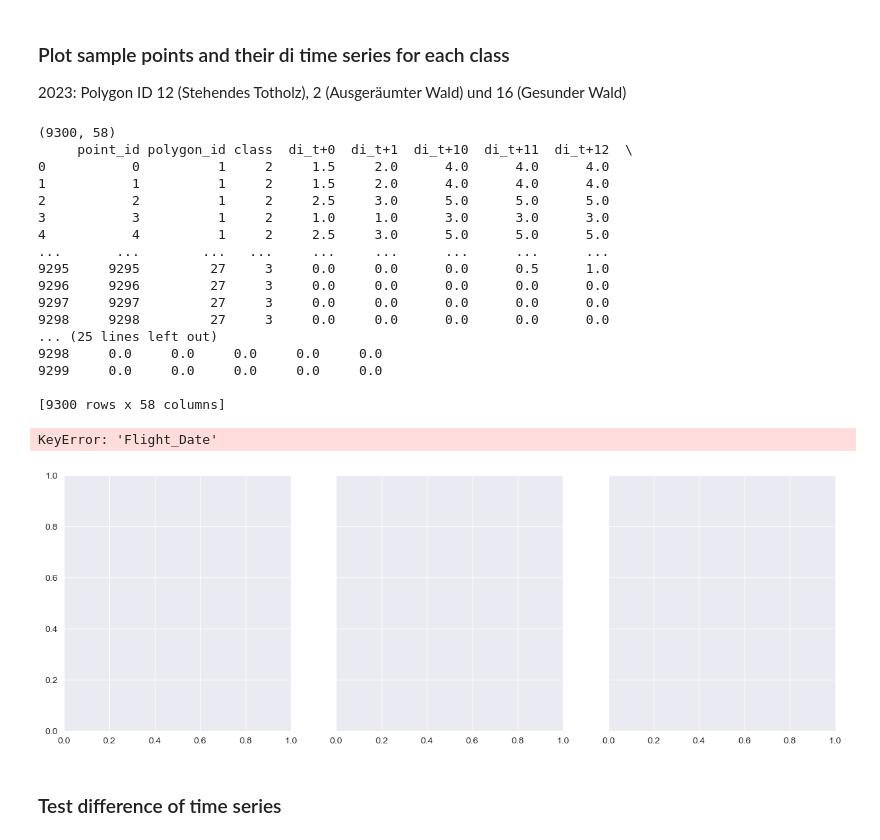
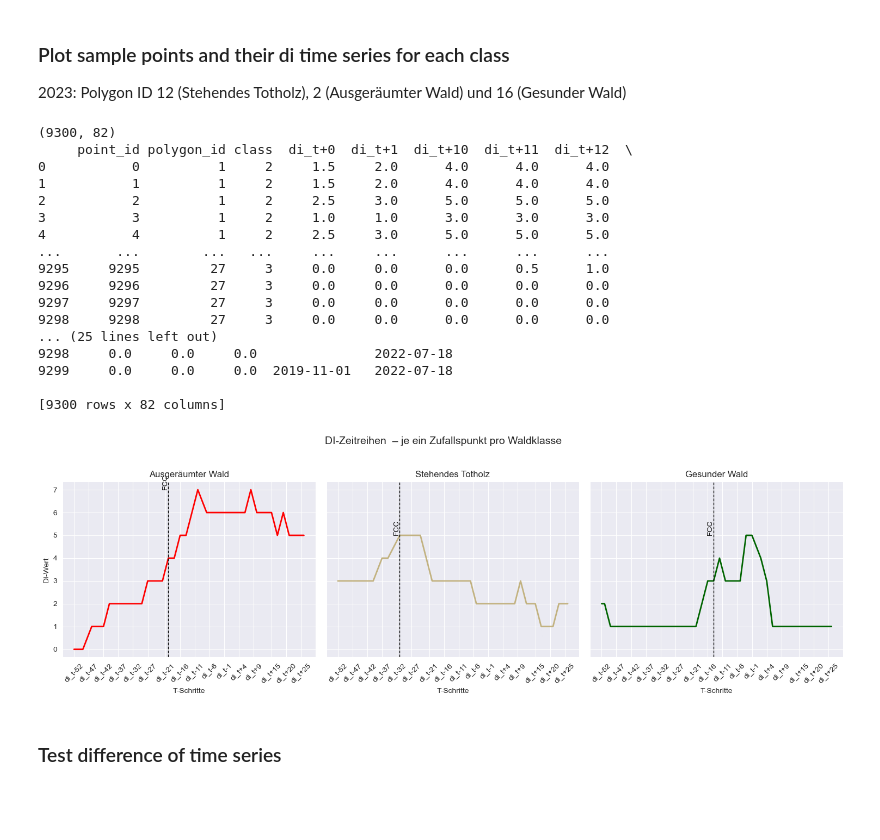
Before and after one commit to chrissikrause/ROOT_project, a Jupyter notebook: Training_Data.ipynb, the cells around one changed output. Saved outputs shown, nothing was run; the diff lists cells and outputs as text; code cells hidden in the pictures; blank space fills up the shorter version.

```diff
--- a/Training_Data.ipynb
+++ b/Training_Data.ipynb
@@ -303,7 +333,7 @@ Length: 120, dtype: datetime64[ns]
 2023: Polygon ID 12 (Stehendes Totholz), 2 (Ausgeräumter Wald) und 16 (Gesunder Wald)
 # %%
 # CSV laden
-df = gpd.read_file('Data_Collection/DI_points_timeseries/combined_time_series_wide.csv')
+df = gpd.read_file('Data_Collection/DI_points_timeseries/combined_time_series_wide_12months_6months.csv')
 
 print(df.shape)
 
@@ -322,6 +352,7 @@ df[di_cols] = df[di_cols].bfill(axis=1)
 df[di_cols] = df[di_cols].ffill(axis=1)
 
 print(df)
+
 
 # Save interpolated df
 #df.to_csv('Data_Collection/DI_points_timeseries/combined_time_series_wide_6months_interpolated.csv', index=False)
@@ -364,39 +395,38 @@ for ax, (pid, (label, color)) in zip(axes, target_polygons.items()):
     ax.axvline(x=fcc_rel_week, color="black", linestyle="--", linewidth=1)
     ax.text(fcc_rel_week, max(di_values), "FCC", color="black", rotation=90, ha='right', va='bottom')
 
     # X-Achse beschriften
     ax.set_xticks(rel_weeks[::5])
     ax.set_xticklabels([f"di_t{w:+}" for w in rel_weeks[::5]], rotation=45)
     ax.set_title(label)
     ax.set_xlabel("T-Schritte")
 
 # Gemeinsame Y-Achse beschriften
 axes[0].set_ylabel("DI-Wert")
 
 # Layout
 plt.suptitle("DI-Zeitreihen  – je ein Zufallspunkt pro Waldklasse", fontsize=14)
 plt.tight_layout(rect=[0, 0, 1, 0.95])
 plt.show()
 # %% [output]
-(9300, 58)
+(9300, 82)
      point_id polygon_id class  di_t+0  di_t+1  di_t+10  di_t+11  di_t+12  \
 0           0          1     2     1.5     2.0      4.0      4.0      4.0
 1           1          1     2     1.5     2.0      4.0      4.0      4.0
 2           2          1     2     2.5     3.0      5.0      5.0      5.0
 3           3          1     2     1.0     1.0      3.0      3.0      3.0
 4           4          1     2     2.5     3.0      5.0      5.0      5.0
 ...       ...        ...   ...     ...     ...      ...      ...      ...
 9295     9295         27     3     0.0     0.0      0.0      0.5      1.0
 9296     9296         27     3     0.0     0.0      0.0      0.0      0.0
 9297     9297         27     3     0.0     0.0      0.0      0.0      0.0
 9298     9298         27     3     0.0     0.0      0.0      0.0      0.0
 ... (25 lines left out)
-9298     0.0     0.0     0.0     0.0     0.0
-9299     0.0     0.0     0.0     0.0     0.0
+9298     0.0     0.0     0.0               2022-07-18
+9299     0.0     0.0     0.0  2019-11-01   2022-07-18
 
-[9300 rows x 58 columns]
+[9300 rows x 82 columns]
-KeyError: 'Flight_Date'
-[figure, old version]
+[figure, new version]
 # %% [markdown]
 ### Test difference of time series
 # %%
```
Also changed, not shown: parts of 2 cells of this notebook, 9 other files.
